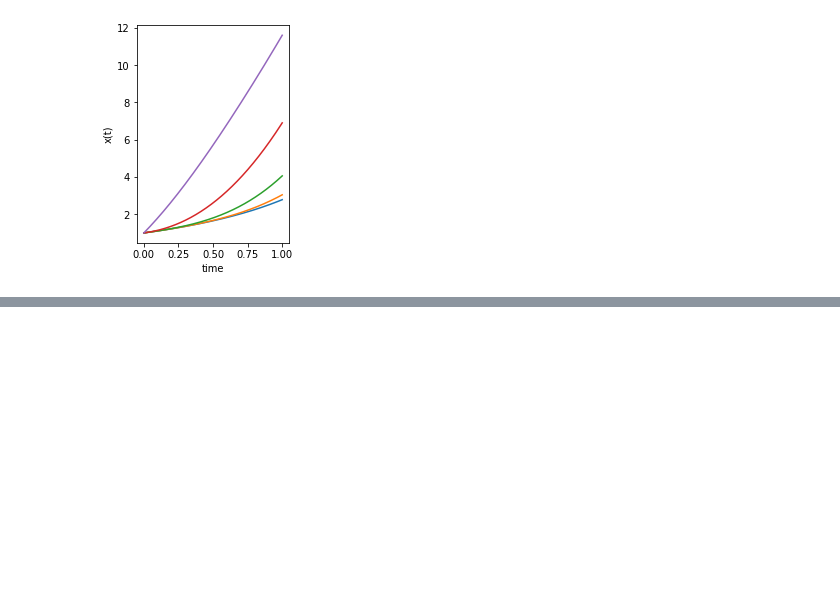
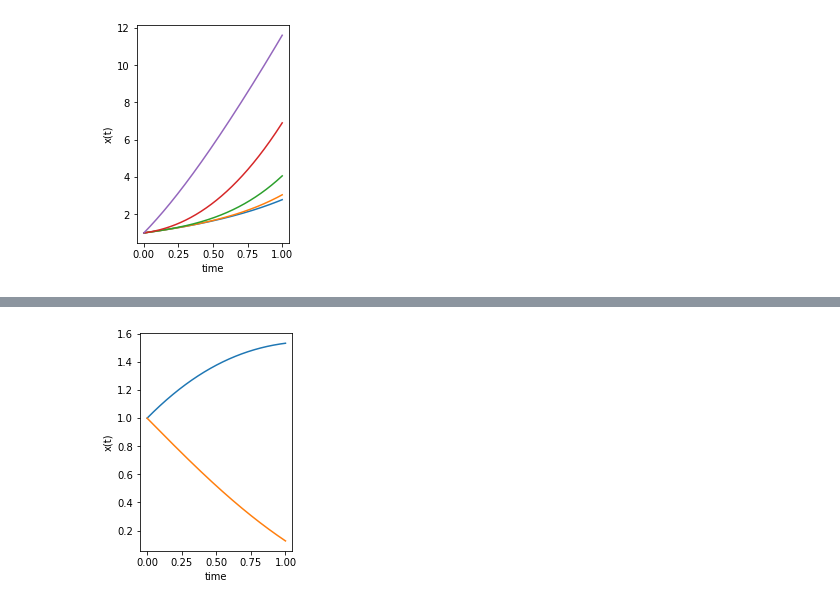
Before and after one commit to EvgenyPetrashko/ControlTheoryCourse, a Jupyter notebook: Lab1ControlTheory.ipynb, the cells around one changed output, grey strips where cells are left out. Drawn from its saved outputs; the diff is of its cells as text; code cells hidden in the pictures; blank space fills up the shorter version.

```diff
--- a/Lab1ControlTheory.ipynb
+++ b/Lab1ControlTheory.ipynb
@@ -805,3 +841,29 @@ plt.show()
+# %%
+import numpy as np
+from scipy.integrate import odeint
+import matplotlib.pyplot as plt
+
+n = 2
+A = np.array([[0,1], [-1, -1]])
+B = np.array([0, 1])
+
+def StateSpace(x, t):
+    return A.dot(x) + B
+
+
+time = np.linspace(0, 1, 1000)
+x0 = np.array([1, 1])
+
+solution = {"SS": odeint(StateSpace, x0, time)}
+
+plt.subplot(121)
+plt.plot(time, solution["SS"])
+plt.xlabel('time')
+plt.ylabel('x(t)')
+
+plt.show()
+# %% [output]
+[figure, added]
 # %% [markdown]
 # Task 3, Transfer functions
 
```
Also changed, not shown: parts of 2 cells of this notebook.
